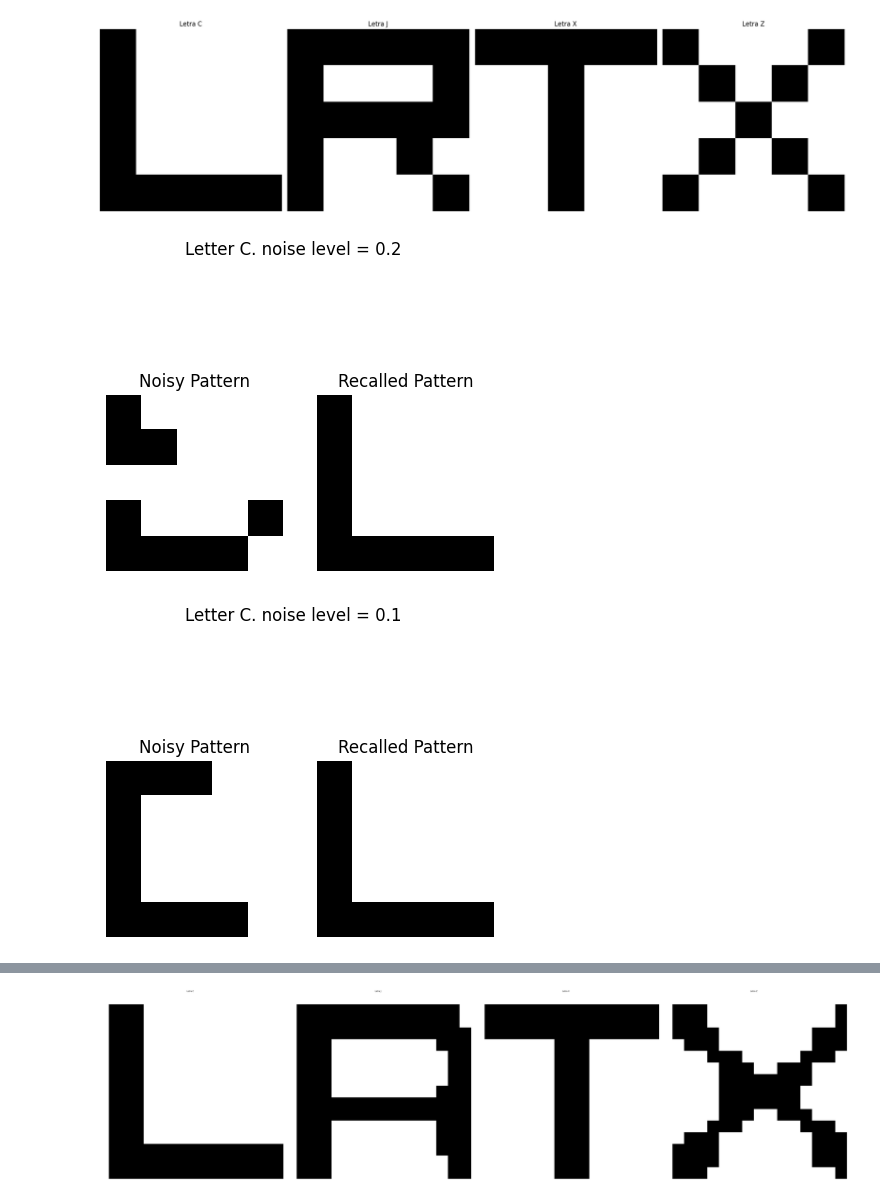
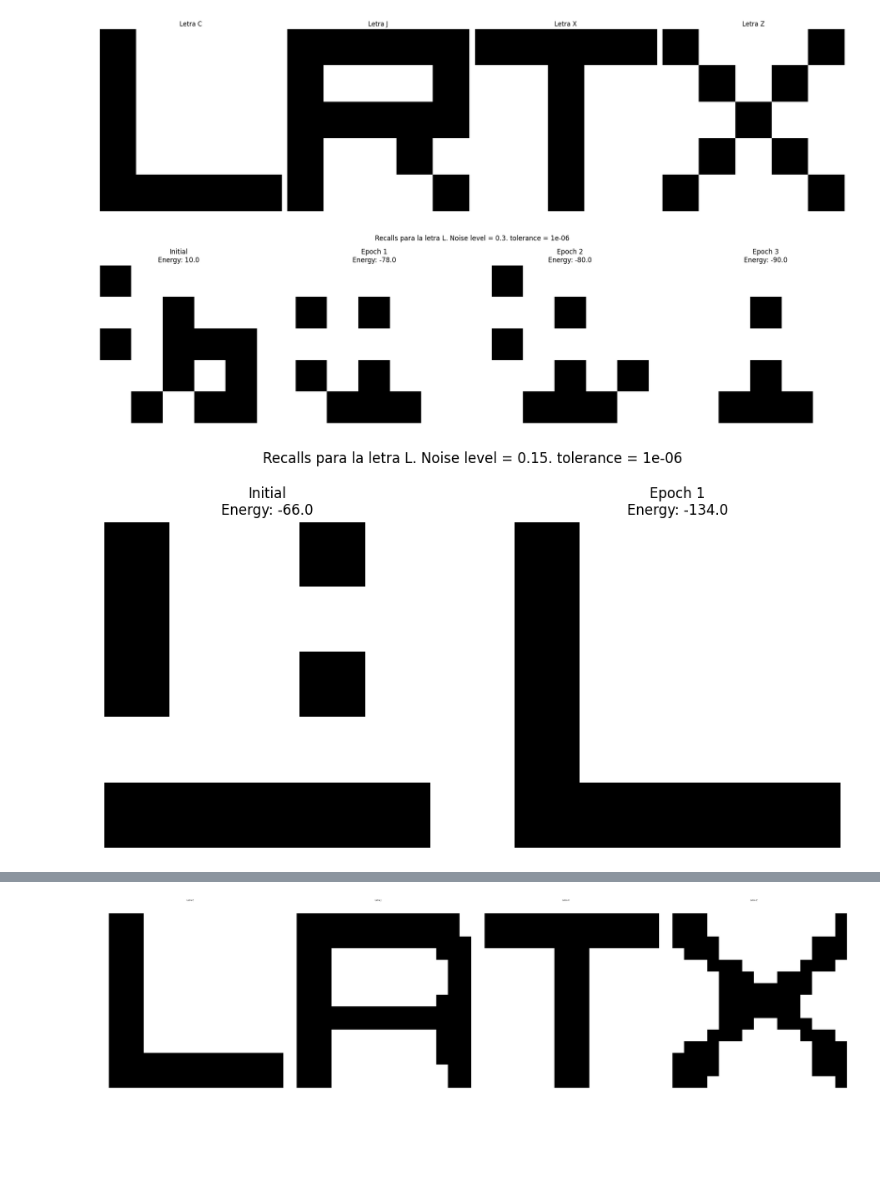
Before and after one commit to Ian-Arnott/TPs-SIA, a Jupyter notebook: Tp4/hopfield/hopfield_data.ipynb, the cells around one changed output, grey strips where cells are left out. Cells and saved outputs as stored; diff of their text form; code cells hidden in the pictures; blank space fills up the shorter version.

Commit message:
Hopfield graphs
Co-authored-by: Ian James Arnott <Ian-Arnott@users.noreply.github.com>

```diff
--- a/Tp4/hopfield/hopfield_data.ipynb
+++ b/Tp4/hopfield/hopfield_data.ipynb
@@ -7,20 +7,22 @@ patterns = [l,r,t,x]
 model = Hopfield(size=5)
 model.train(patterns)
 epochs = 1
-noiseLevel = 0.1
+noiseLevel = 0.15
 displayPatterns(patterns,["Letra C","Letra J","Letra X","Letra Z"])
 # %% [output]
 [figure]
 # %%
 noisyC = model.addNoise(l)
 resultC = model.recall(noisyC, epochs)
-exportPatterns(noisyC, resultC, title="Letter C. noise level = 0.2")
+# exportPatterns(noisyC, resultC, title="Letter C. noise level = 0.2")
+model.plotRecallProgression(noisyC,maxEpochs=10,tolerance=1e-6, title="Recalls para la letra L. Noise level = 0.3")
 noisyC = model.addNoise(l,noiseLevel)
 resultC = model.recall(noisyC, epochs)
-exportPatterns(noisyC, resultC, title="Letter C. noise level = 0.1")
+# exportPatterns(noisyC, resultC, title="Letter C. noise level = 0.1")
+model.plotRecallProgression(noisyC,maxEpochs=10,tolerance=1e-6, title="Recalls para la letra L. Noise level = 0.15")
 # %% [output]
-[figure, old version]
+[figure, new version]
-[figure, old version]
+[figure, new version]
 # %%
 noisyJ = model.addNoise(r)
 resultJ = model.recall(noisyJ)
```
Also changed, not shown: parts of 13 cells of this notebook, 1 other file.
